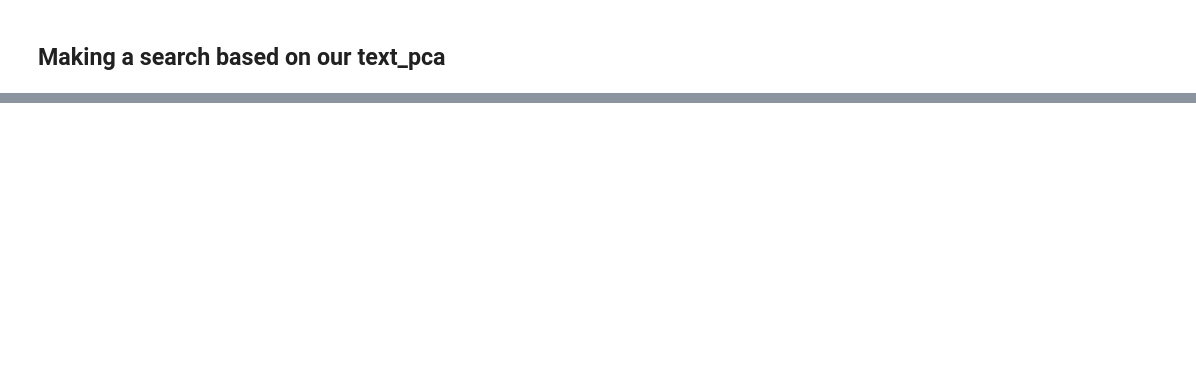
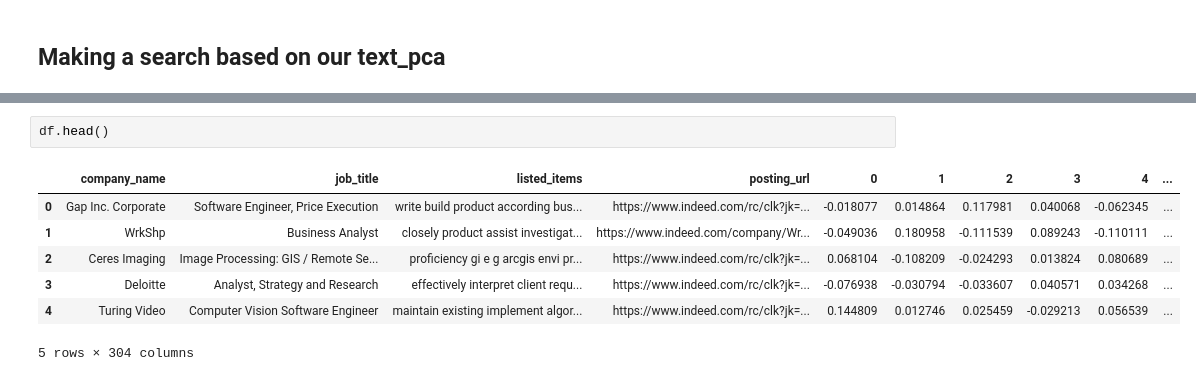
Before and after one commit to keith12345/Find_me_a_Job, a Jupyter notebook: SF_Jobs/08_Recommdation_Engine.ipynb, the cells around one changed output, grey strips where cells are left out. Cells and saved outputs as stored; diff of their text form; blank space fills up the shorter version.

```diff
--- a/SF_Jobs/08_Recommdation_Engine.ipynb
+++ b/SF_Jobs/08_Recommdation_Engine.ipynb
@@ -181,0 +207,10 @@ array(['https://www.indeed.com/rc/clk?jk=795dfed0082171ee&fccid=250b3b23ab6d1a65
+# %%
+df.head()
+# %% [output]
+|  | company_name | job_title | listed_items | posting_url | 0 | 1 | 2 | 3 | 4 | ... |
+| 0 | Gap Inc. Corporate | Software Engineer, Price Execution | write build product according bus... | https://www.indeed.com/rc/clk?jk=... | -0.018077 | 0.014864 | 0.117981 | 0.040068 | -0.062345 | ... |
+| 1 | WrkShp | Business Analyst | closely product assist investigat... | https://www.indeed.com/company/Wr... | -0.049036 | 0.180958 | -0.111539 | 0.089243 | -0.110111 | ... |
+| 2 | Ceres Imaging | Image Processing: GIS / Remote Se... | proficiency gi e g arcgis envi pr... | https://www.indeed.com/rc/clk?jk=... | 0.068104 | -0.108209 | -0.024293 | 0.013824 | 0.080689 | ... |
+| 3 | Deloitte | Analyst, Strategy and Research | effectively interpret client requ... | https://www.indeed.com/rc/clk?jk=... | -0.076938 | -0.030794 | -0.033607 | 0.040571 | 0.034268 | ... |
+| 4 | Turing Video | Computer Vision Software Engineer | maintain existing implement algor... | https://www.indeed.com/rc/clk?jk=... | 0.144809 | 0.012746 | 0.025459 | -0.029213 | 0.056539 | ... |
+5 rows × 304 columns
```
Also changed, not shown: parts of 25 cells of this notebook, 11 other files.
